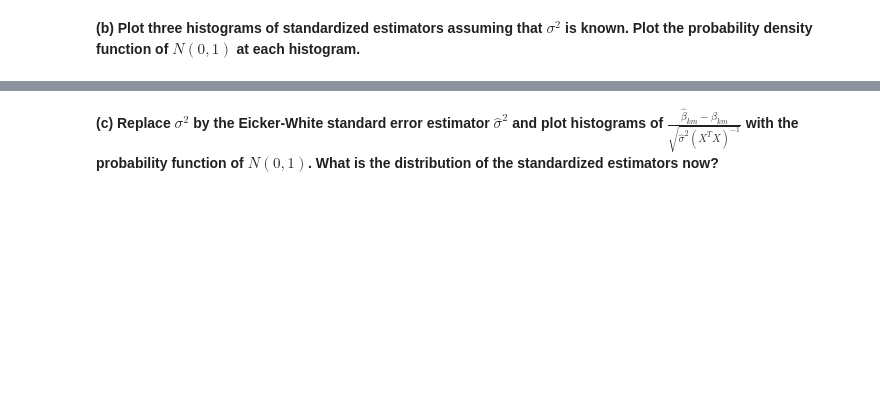
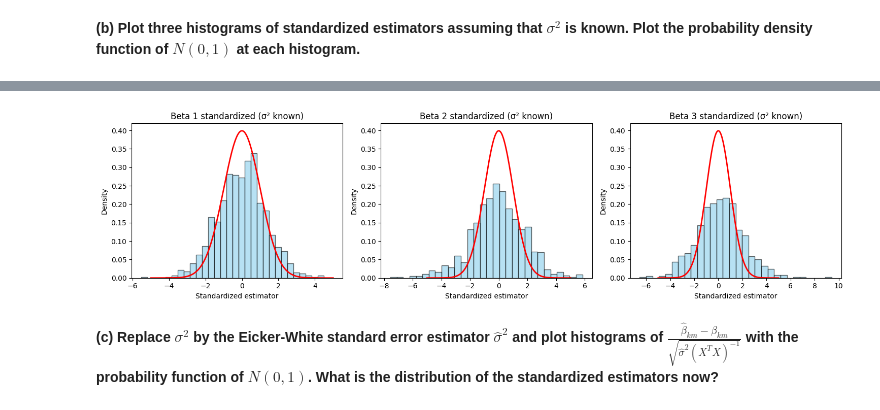
Before and after one commit to Nurdaylight/An-Econ-771, a Jupyter notebook: PS6.ipynb, the cells around one changed output, grey strips where cells are left out. Saved outputs shown, nothing was run; the diff lists cells and outputs as text; code cells hidden in the pictures; blank space fills up the shorter version.

```diff
--- a/PS6.ipynb
+++ b/PS6.ipynb
@@ -79,2 +100,20 @@ beta_hat= XtX_inv @ X.transpose(1, 2)@Y.view(M, n, 1) # (M,k,1)
+# %%
+# Compute meat matrix: X' diag(u^2) X
+u2 = error_hat.squeeze(-1)**2          # (M,n)
+
+# Multiply each row of X by u^2
+Xu = X * u2.unsqueeze(-1)              # (M,n,k)
+
+# X' diag(u^2) X
+meat = X.transpose(1,2) @ Xu           # (M,k,k)
+
+# Eicker-White covariance
+V_hat = XtX_inv @ meat @ XtX_inv       # (M,k,k)
+# Se
+se = torch.sqrt(torch.diagonal(V_hat, dim1=1, dim2=2))  # (M,k)
+#
+beta_hat_flat = beta_hat.squeeze(-1)   # (M,k)
+t_stat_true = (beta_hat_flat - beta_true) / se   # (M,k)
+empirical_size = (torch.abs(t_stat_true) > 1.96).float().mean(dim=0)
 # %% [markdown]
 **(b) Plot three histograms of standardized estimators assuming that $\sigma^2$ is known. Plot the probability density function of $N(0, 1)$ at each histogram.**
@@ -119,2 +120,36 @@ for j in range(3):
+# %%
+
+
+# Move tensors to CPU for plotting
+beta_hat_cpu = beta_hat_flat.cpu().numpy()  # (M,k)
+XtX_inv_cpu = XtX_inv.cpu().numpy()         # (M,k,k)
+V_hat_cpu = V_hat.cpu().numpy()             # (M,k,k)
+beta_true_cpu = beta_true.cpu().numpy()     # (k,)
+
+M, k = beta_hat_cpu.shape
+
+# ---------------------------
+# (b) Standardize using known sigma^2 = 1 (assuming errors multiplied by 1)
+# z_km = (beta_hat - beta_true) / sqrt(sigma^2 * (X'X)^{-1}_kk)
+# Use mean of diagonal of XtX_inv for simplicity as approximation
+sigma2_true = 1.0
+std_known = np.sqrt(XtX_inv_cpu.diagonal(axis1=1, axis2=2) * sigma2_true)  # (M,k)
+z_true = (beta_hat_cpu - beta_true_cpu) / std_known  # (M,k)
+
+# Plot histograms with N(0,1) overlay
+fig, axes = plt.subplots(1, k, figsize=(5*k,4))
+x_vals = np.linspace(-5,5,500)
+for j in range(k):
+    axes[j].hist(z_true[:,j], bins=30, density=True, alpha=0.6, color='skyblue', edgecolor='k')
+    axes[j].plot(x_vals, norm.pdf(x_vals, 0, 1), 'r', lw=2)
+    axes[j].set_title(f'Beta {j+1} standardized (σ² known)')
+    axes[j].set_xlabel('Standardized estimator')
+    axes[j].set_ylabel('Density')
+plt.tight_layout()
+plt.show()
+
+# ---------------------------
+# %% [output]
+[figure, added]
 # %% [markdown]
 **(c) Replace $\sigma^2$ by the Eicker-White standard error estimator $\hat{\sigma}^2$ and plot histograms of $\frac{\hat{\beta}_{km} - \beta_{km}}{\sqrt{\hat{\sigma}^2 (X^T X)^{-1}}}$ with the probability function of $N(0, 1)$. What is the distribution of the standardized estimators now?**
```
Also changed, not shown: parts of 25 cells of this notebook.
